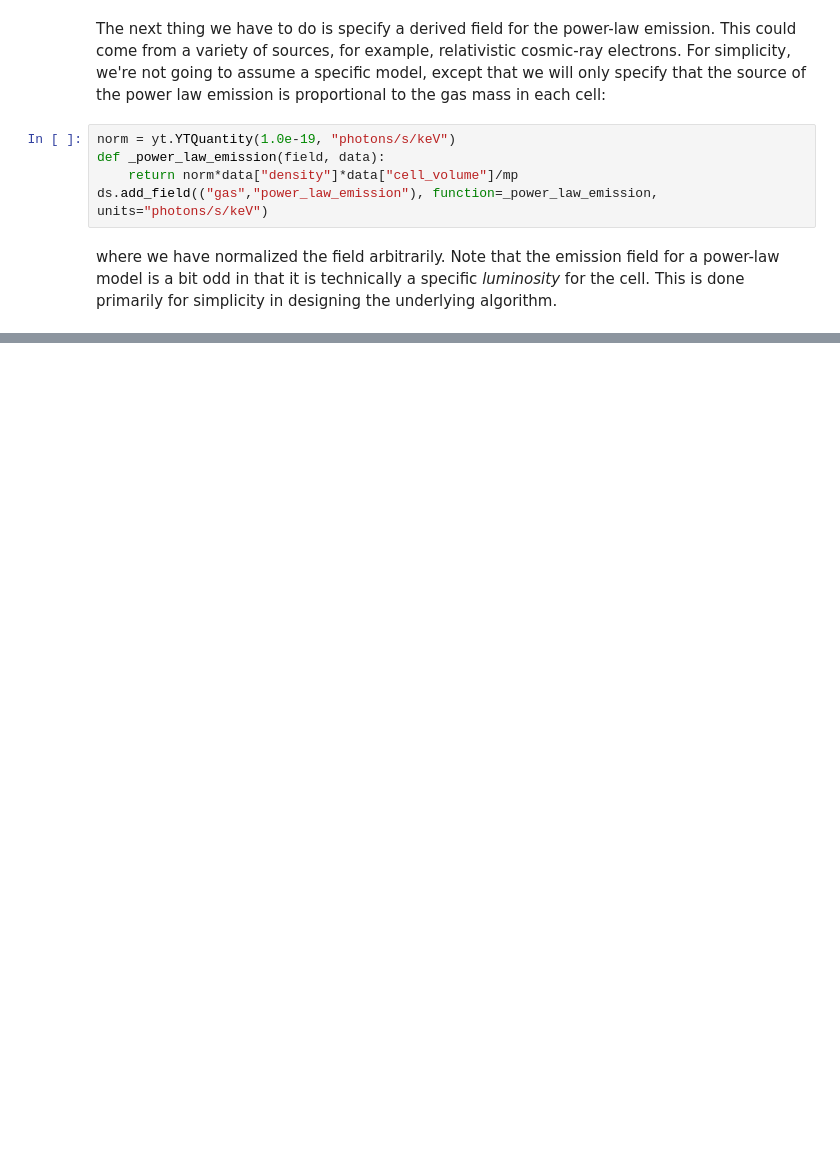
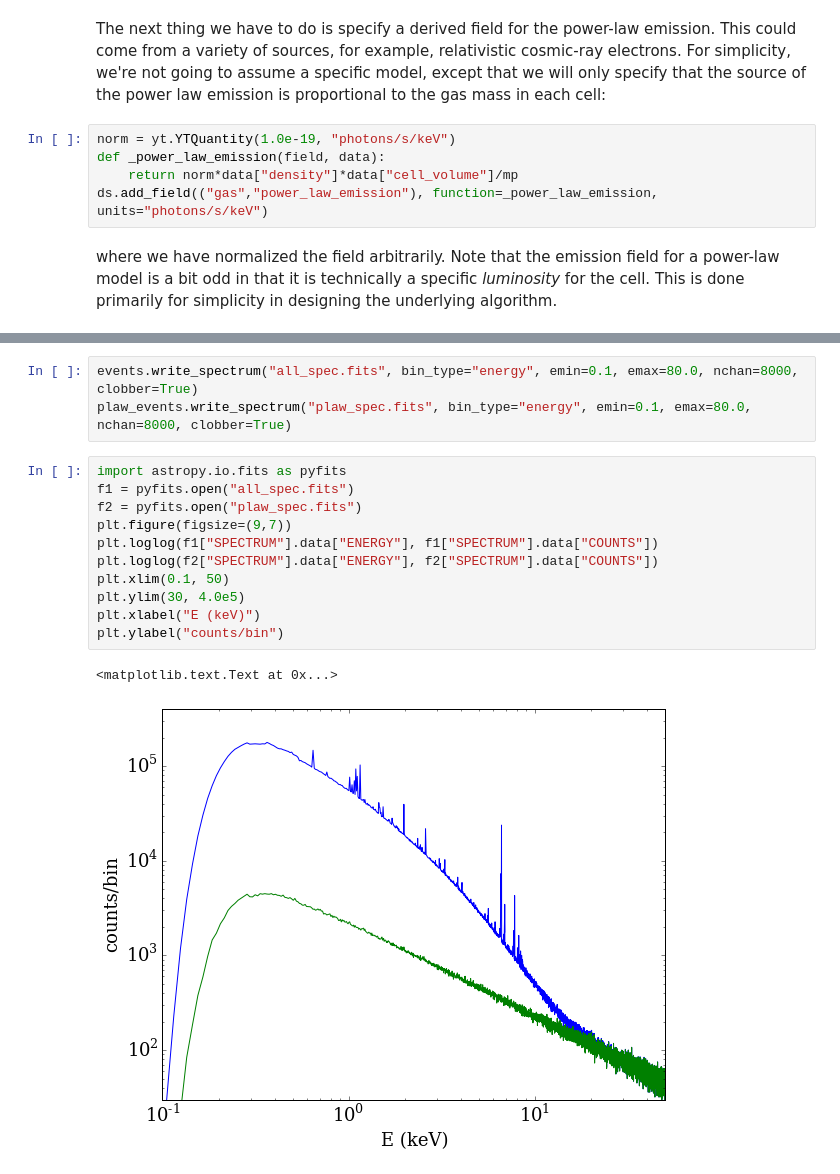
Before and after one commit to jzuhone/pyxsim, a Jupyter notebook: doc/source/Power_Law.ipynb, the cells around one changed output, grey strips where cells are left out. Saved outputs shown, nothing was run; the diff lists cells and outputs as text; blank space fills up the shorter version.

```diff
--- a/doc/source/Power_Law.ipynb
+++ b/doc/source/Power_Law.ipynb
@@ -45,0 +94,17 @@ where we have normalized the field arbitrarily. Note that the emission field for
+# %%
+events.write_spectrum("all_spec.fits", bin_type="energy", emin=0.1, emax=80.0, nchan=8000, clobber=True)
+plaw_events.write_spectrum("plaw_spec.fits", bin_type="energy", emin=0.1, emax=80.0, nchan=8000, clobber=True)
+# %%
+import astropy.io.fits as pyfits
+f1 = pyfits.open("all_spec.fits")
+f2 = pyfits.open("plaw_spec.fits")
+plt.figure(figsize=(9,7))
+plt.loglog(f1["SPECTRUM"].data["ENERGY"], f1["SPECTRUM"].data["COUNTS"])
+plt.loglog(f2["SPECTRUM"].data["ENERGY"], f2["SPECTRUM"].data["COUNTS"])
+plt.xlim(0.1, 50)
+plt.ylim(30, 4.0e5)
+plt.xlabel("E (keV)")
+plt.ylabel("counts/bin")
+# %% [output]
+<matplotlib.text.Text at 0x...>
+[figure, added]
```
Also changed, not shown: parts of 7 cells of this notebook.
